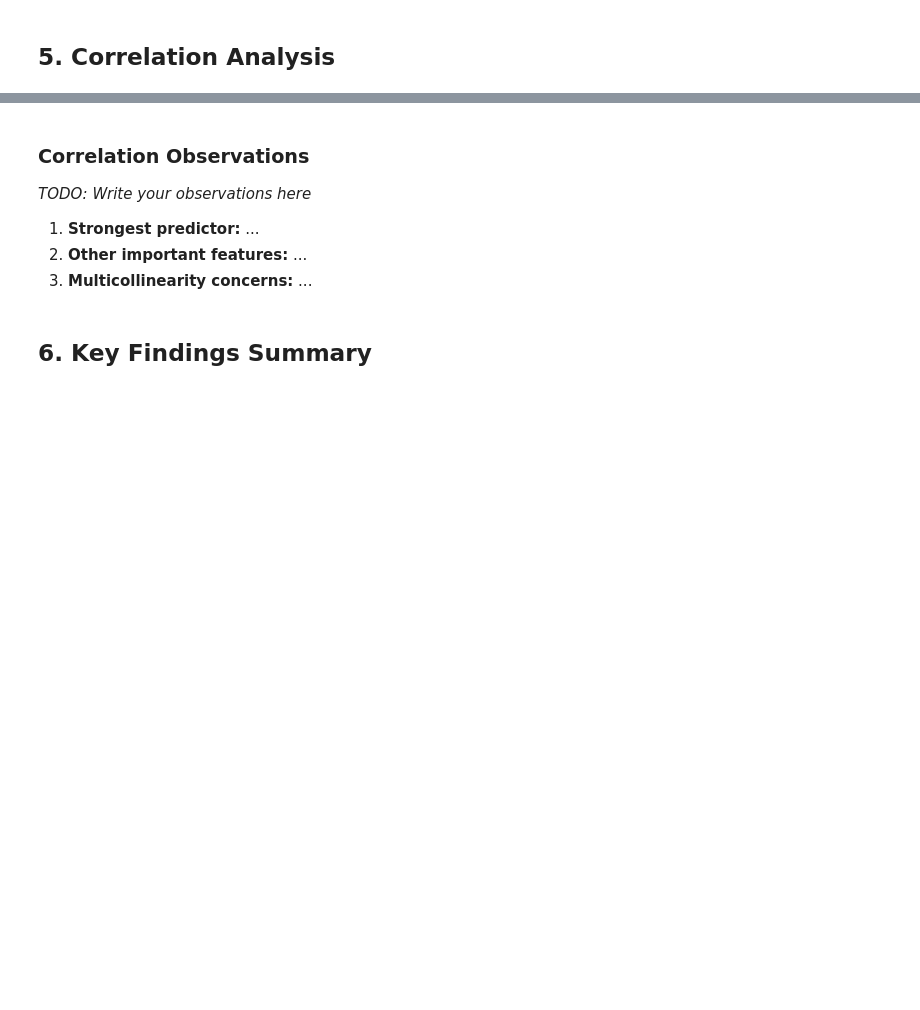
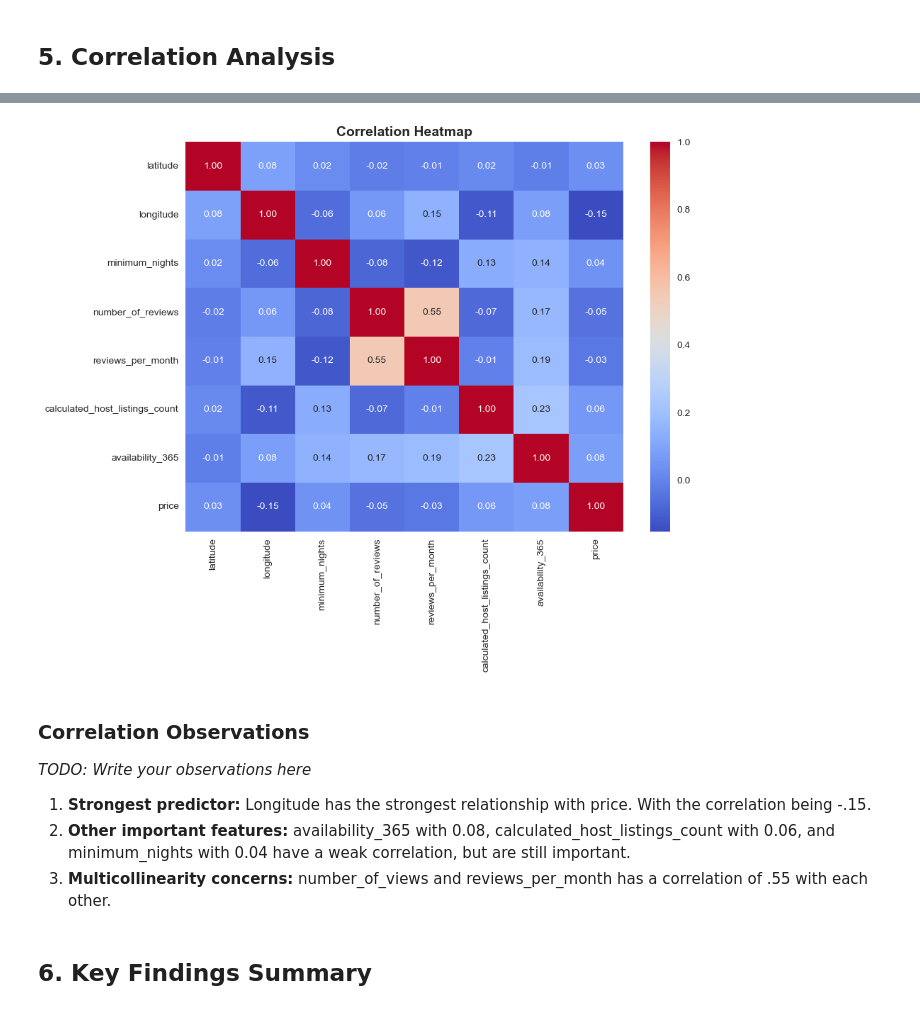
Before and after one commit to MTSU-DATA4950-Capstone-Spring2026/Team7-R1_AirbnbPricing, a Jupyter notebook: notebooks/01_eda_team7.ipynb, the cells around one changed output, grey strips where cells are left out. Cells and saved outputs as stored; diff of their text form; code cells hidden in the pictures; blank space fills up the shorter version.

Commit message:
Update 01_eda_team7.ipynb
Fill in the correlation analysis, key finding summary, and outlier.

```diff
--- a/notebooks/01_eda_team7.ipynb
+++ b/notebooks/01_eda_team7.ipynb
@@ -220,0 +279,5 @@ Looking at the numeric variable distributions, they are mostly all heavily skewe
+# %%
+# Calculate Correlation Matrix
+corr_features = features + ['price']
+correlation_matrix = df[corr_features].corr()
+correlation_matrix
@@ -221,11 +294,20 @@ Looking at the numeric variable distributions, they are mostly all heavily skewe
+# %%
+# Heatmap
+plt.figure(figsize=(10,8))
+sns.heatmap(correlation_matrix, annot=True, fmt='.2f', cmap='coolwarm')
+plt.title('Correlation Heatmap', fontsize=14, fontweight='bold')
+plt.tight_layout()
+plt.show()
+# %% [output]
+[figure, added]
 # %% [markdown]
 ### Correlation Observations
 
 *TODO: Write your observations here*
 
-1. **Strongest predictor:** ...
-2. **Other important features:** ...
-3. **Multicollinearity concerns:** ...
+1. **Strongest predictor:** Longitude has the strongest relationship with price. With the correlation being -.15.
+2. **Other important features:** availability_365 with 0.08, calculated_host_listings_count with 0.06, and minimum_nights with 0.04 have a weak correlation, but are still important.
+3. **Multicollinearity concerns:** number_of_views and reviews_per_month has a correlation of .55 with each other.
 # %% [markdown]
 
 ## 6. Key Findings Summary
```
Also changed, not shown: parts of 8 cells of this notebook.
